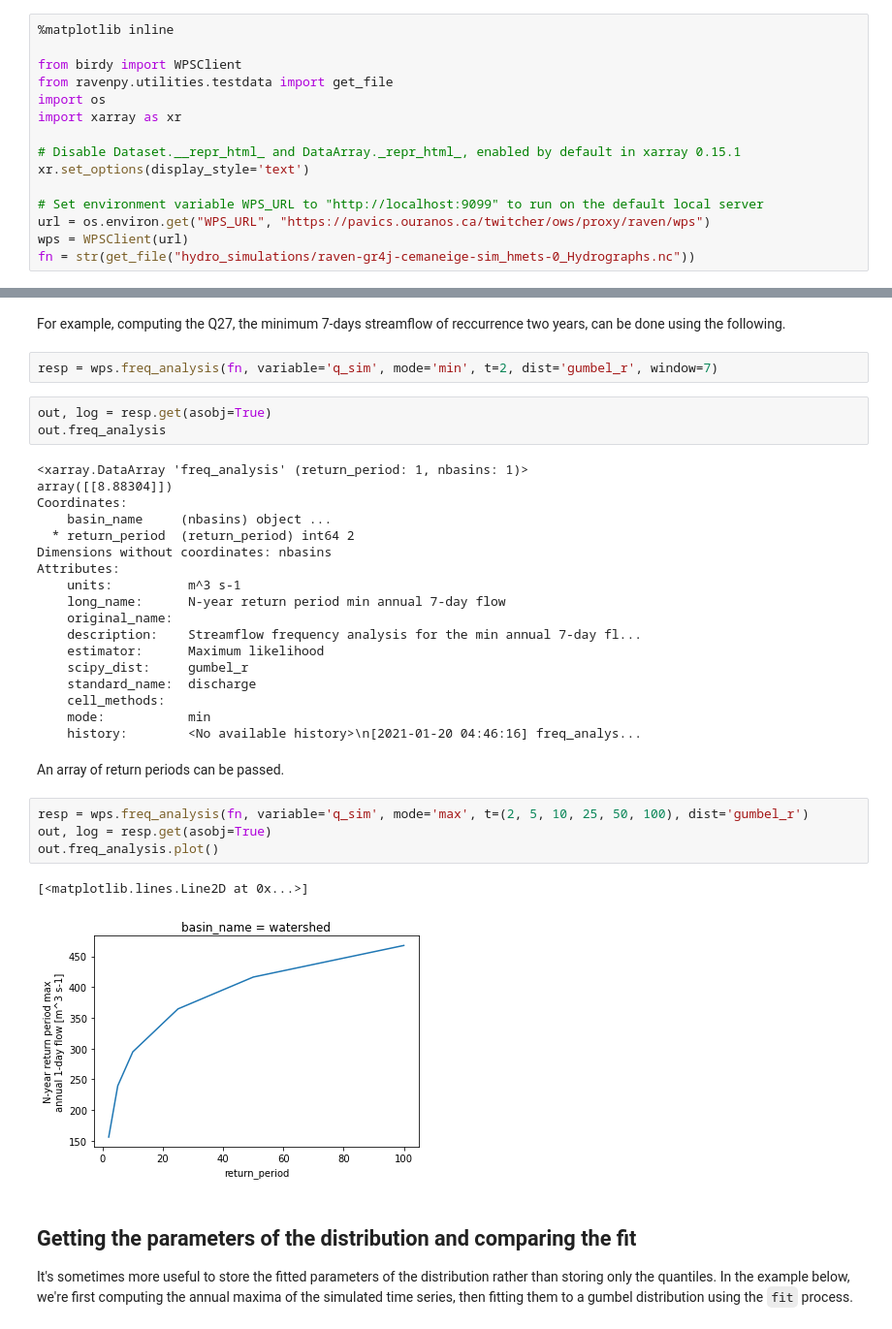
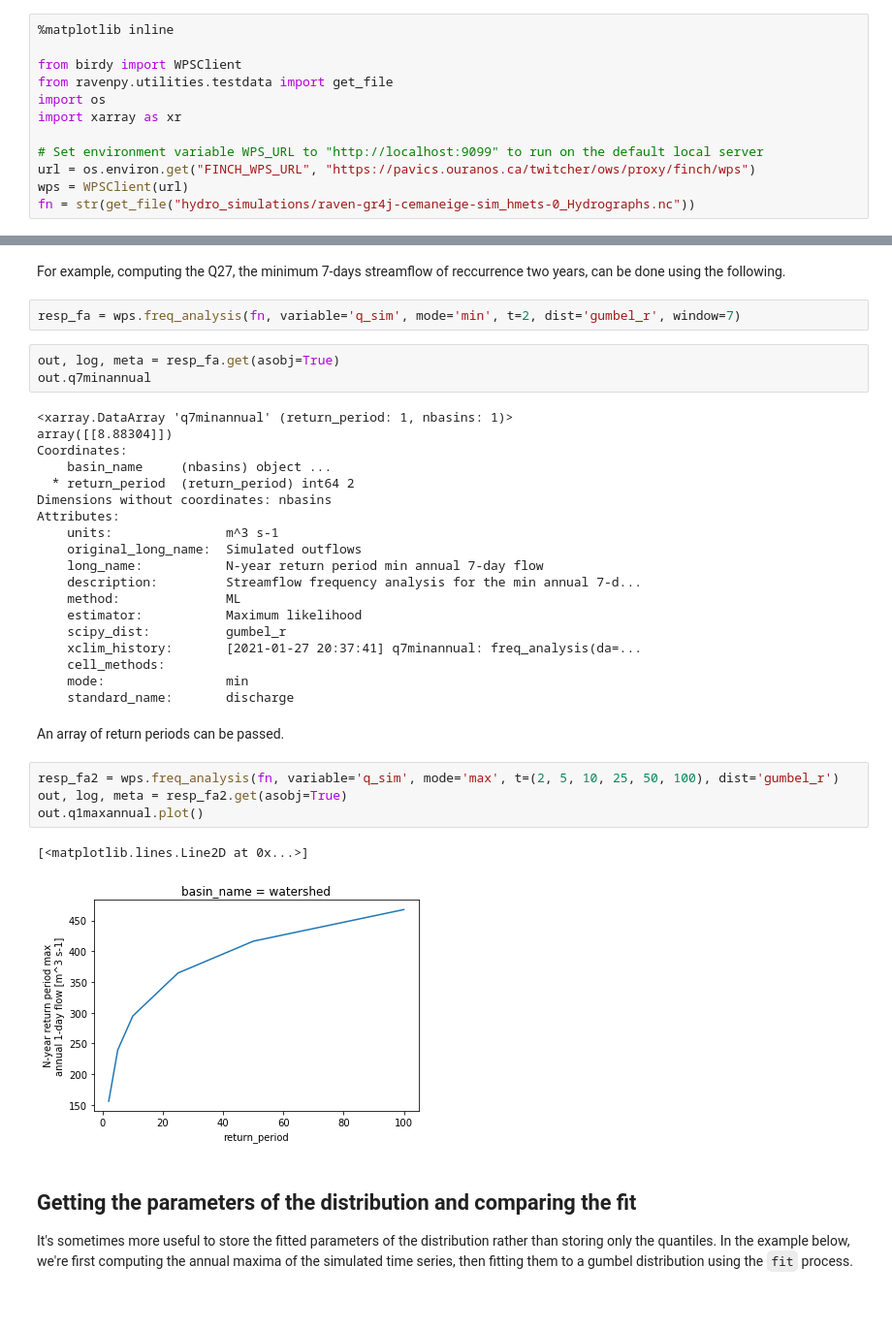
Before and after one commit to Ouranosinc/raven, a Jupyter notebook: docs/source/notebooks/time_series_analysis.ipynb, the cells around one changed output, grey strips where cells are left out. Shown at 97% size. Drawn from its saved outputs; the diff is of its cells as text; blank space fills up the shorter version.

Commit message:
update environment for running notebooks. Fixed the stats notebook.

```diff
--- a/docs/source/notebooks/time_series_analysis.ipynb
+++ b/docs/source/notebooks/time_series_analysis.ipynb
@@ -12,11 +12,8 @@ from ravenpy.utilities.testdata import get_file
 import os
 import xarray as xr
 
-# Disable Dataset.__repr_html_ and DataArray._repr_html_, enabled by default in xarray 0.15.1
-xr.set_options(display_style='text')
-
 # Set environment variable WPS_URL to "http://localhost:9099" to run on the default local server
-url = os.environ.get("WPS_URL", "https://pavics.ouranos.ca/twitcher/ows/proxy/raven/wps")
+url = os.environ.get("FINCH_WPS_URL", "https://pavics.ouranos.ca/twitcher/ows/proxy/finch/wps")
 wps = WPSClient(url)
 fn = str(get_file("hydro_simulations/raven-gr4j-cemaneige-sim_hmets-0_Hydrographs.nc"))
 # %% [markdown]
@@ -116,37 +110,38 @@ freq_analysis(da, mode, t, dist=None, variable=None, window=1, freq=None, season
 # %% [markdown]
 For example, computing the Q27, the minimum 7-days streamflow of reccurrence two years, can be done using the following.
 # %%
-resp = wps.freq_analysis(fn, variable='q_sim', mode='min', t=2, dist='gumbel_r', window=7)
+resp_fa = wps.freq_analysis(fn, variable='q_sim', mode='min', t=2, dist='gumbel_r', window=7)
 # %%
-out, log = resp.get(asobj=True)
-out.freq_analysis
+out, log, meta = resp_fa.get(asobj=True)
+out.q7minannual
 # %% [output]
-<xarray.DataArray 'freq_analysis' (return_period: 1, nbasins: 1)>
+<xarray.DataArray 'q7minannual' (return_period: 1, nbasins: 1)>
 array([[8.88304]])
 Coordinates:
     basin_name     (nbasins) object ...
   * return_period  (return_period) int64 2
 Dimensions without coordinates: nbasins
 Attributes:
-    units:          m^3 s-1
-    long_name:      N-year return period min annual 7-day flow
-    original_name:
-    description:    Streamflow frequency analysis for the min annual 7-day fl...
-    estimator:      Maximum likelihood
-    scipy_dist:     gumbel_r
-    standard_name:  discharge
+    units:               m^3 s-1
+    original_long_name:  Simulated outflows
+    long_name:           N-year return period min annual 7-day flow
+    description:         Streamflow frequency analysis for the min annual 7-d...
+    method:              ML
+    estimator:           Maximum likelihood
+    scipy_dist:          gumbel_r
+    xclim_history:       [2021-01-27 20:37:41] q7minannual: freq_analysis(da=...
     cell_methods:
-    mode:           min
-    history:        <No available history>\n[2021-01-20 04:46:16] freq_analys...
+    mode:                min
+    standard_name:       discharge
 # %% [markdown]
 An array of return periods can be passed.
 # %%
-resp = wps.freq_analysis(fn, variable='q_sim', mode='max', t=(2, 5, 10, 25, 50, 100), dist='gumbel_r')
-out, log = resp.get(asobj=True)
-out.freq_analysis.plot()
+resp_fa2 = wps.freq_analysis(fn, variable='q_sim', mode='max', t=(2, 5, 10, 25, 50, 100), dist='gumbel_r')
+out, log, meta = resp_fa2.get(asobj=True)
+out.q1maxannual.plot()
 # %% [output]
 [<matplotlib.lines.Line2D at 0x...>]
-[figure, old version]
+[figure, new version]
 # %% [markdown]
 ## Getting the parameters of the distribution and comparing the fit
 
```
Also changed, not shown: parts of 12 cells of this notebook, 12 other files.
